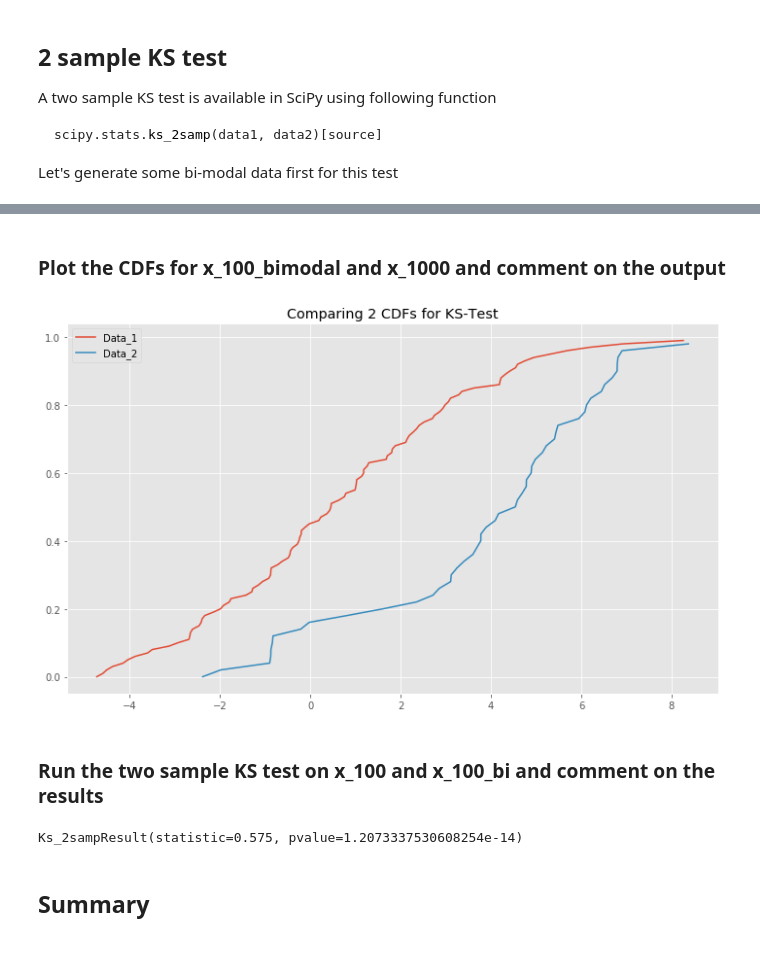
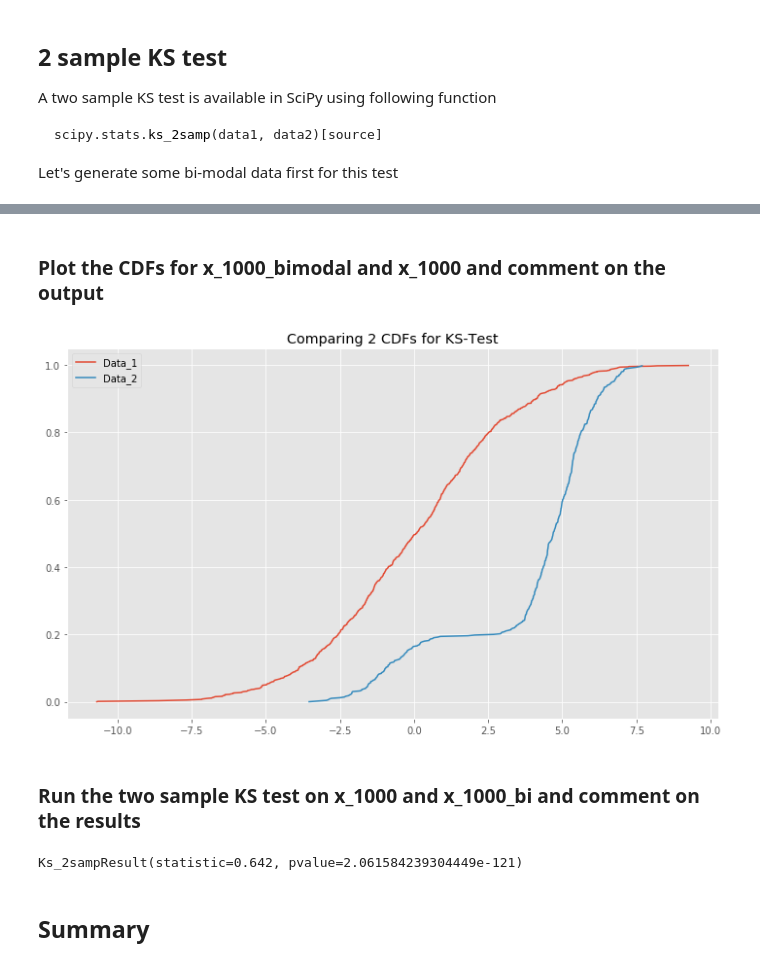
Before and after one commit to learn-co-curriculum/dsc-komogorov-smirnov-test-lab, a Jupyter notebook: index.ipynb, the cells around one changed output, grey strips where cells are left out. Drawn from its saved outputs; the diff is of its cells as text; code cells hidden in the pictures.

Commit message:
fix ks_plot2sample

```diff
--- a/index.ipynb
+++ b/index.ipynb
@@ -186,23 +187,23 @@ plt.hist(x_1000_bi);
 # %% [markdown]
-### Plot the CDFs for x_100_bimodal and x_1000 and comment on the output
+### Plot the CDFs for x_1000_bimodal and x_1000 and comment on the output
 # %%
 
 # Plot the CDFs
 def ks_plot_2sample(data_1, data_2):
     '''
     Data entereted must be the same size.
     '''
     length = len(data_1)
     plt.figure(figsize=(12, 7))
     plt.plot(np.sort(data_1), np.linspace(0, 1, len(data_1), endpoint=False))
     plt.plot(np.sort(data_2), np.linspace(0, 1, len(data_2), endpoint=False))
     plt.legend('top right')
     plt.legend(['Data_1', 'Data_2'])
     plt.title('Comparing 2 CDFs for KS-Test')
 
-ks_plot_comp(x_100, x_bimodal_100[:,0])
+ks_plot_2sample(x_1000, x_1000_bi[:,0])
 # %% [output]
-[figure, old version]
+[figure, new version]
 # %%
 # You comments here
 
@@ -211,12 +212,12 @@ ks_plot_comp(x_100, x_bimodal_100[:,0])
 # %% [markdown]
-### Run the two sample KS test on x_100 and x_100_bi and comment on the results
+### Run the two sample KS test on x_1000 and x_1000_bi and comment on the results
 # %%
 # Check if the distributions are equal
-stats.ks_2samp(x_1000, x_bimodal_100[:,0])
+stats.ks_2samp(x_1000, x_1000_bi[:,0])
 
 # Ks_2sampResult(statistic=0.575, pvalue=1.2073337530608254e-14)
 # %% [output]
-Ks_2sampResult(statistic=0.575, pvalue=1.2073337530608254e-14)
+Ks_2sampResult(statistic=0.642, pvalue=2.061584239304449e-121)
 # %%
 # Your comments here
 
```
Also changed, not shown: parts of 11 cells of this notebook, 17 other files.
